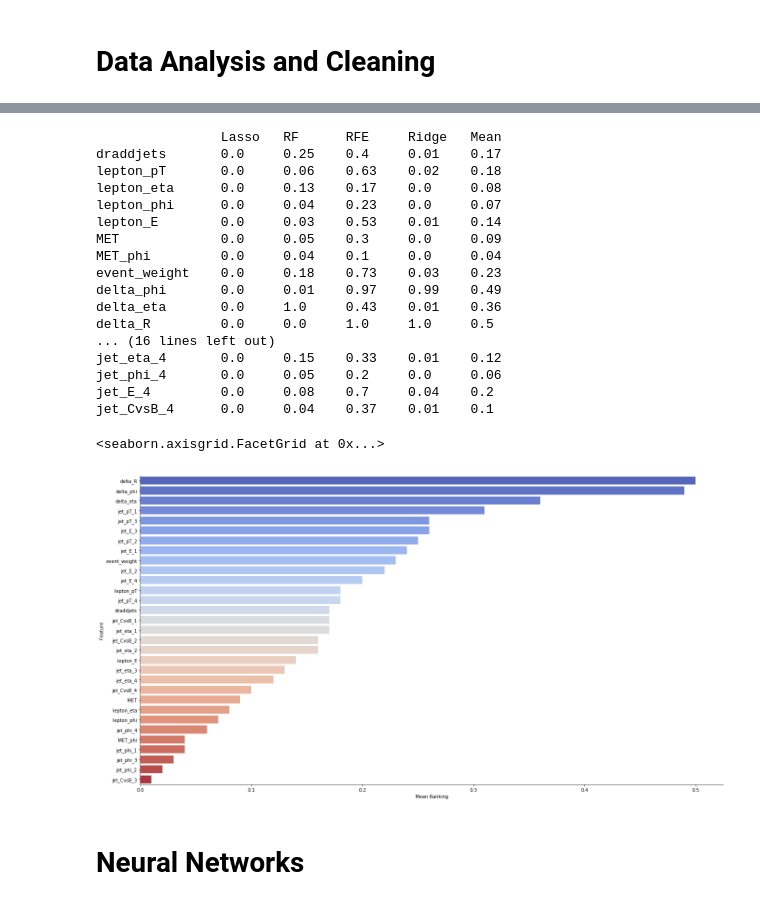
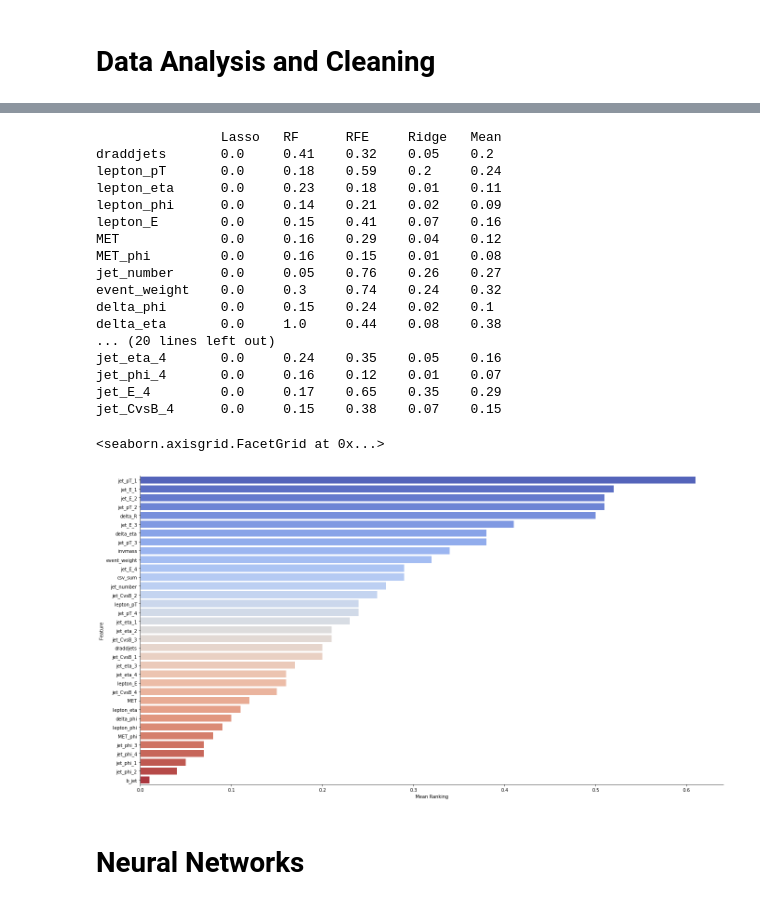
Before and after one commit to kevinyang372/HYU_PH, a Jupyter notebook: Root_explorer.ipynb, the cells around one changed output, grey strips where cells are left out. Drawn from its saved outputs; the diff is of its cells as text; code cells hidden in the pictures.

Commit message:
Add invariant mass, b-jet number and jet number

```diff
--- a/Root_explorer.ipynb
+++ b/Root_explorer.ipynb
@@ -87,6 +88,3 @@ Index([u'event', u'run', u'luminumber', u'genweight', u'GoodPV', u'channel',
        u'addbjet1_e', u'addbjet2_pt', u'addbjet2_eta', u'addbjet2_phi',
        u'addbjet2_e'],
       dtype='object')
-# %%
-for i in range(1000):
-    print 'Jet number: ', len(dftree['jet_pT'][i]), ' Jet CSV: ', len(dftree['jet_CSV'][i])
@@ -116,6 +101,6 @@ Jet number:  6  Jet CSV:  6
 # %%
 def process(df):
-    columns = ['draddjets','lepton_pT','lepton_eta','lepton_phi','lepton_E','MET','MET_phi','event_weight','delta_phi','delta_eta','delta_R']
+    columns = ['draddjets','lepton_pT','lepton_eta','lepton_phi','lepton_E','MET','MET_phi','jet_number','event_weight','delta_phi','delta_eta','delta_R','invmass','b_jet','csv_sum']
 
     for t in range(1,5):
         for i in ['jet_pT','jet_eta','jet_phi','jet_E','jet_CvsB']:
@@ -126,18 +111,25 @@ def process(df):
     for i in range(len(df['lepton_SF'])):
         if df['jet_number'][i] >= 6:
             parts = []
-            for t in ['draddjets','lepton_pT','lepton_eta','lepton_phi','lepton_E','MET','MET_phi']:
+            for t in ['draddjets','lepton_pT','lepton_eta','lepton_phi','lepton_E','MET','MET_phi','jet_number']:
                 parts.append(df[t][i])
 
             product = df['lepton_SF'][i][0] * df['jet_SF_CSV_30'][i][0] * df['PUWeight'][i][0] * df['genweight'][i]
 
             parts.append(product)
 
-            delta_phi = df['jet_phi'][i][0] - df['jet_phi'][i][1] - 2*math.pi if df['jet_phi'][i][0] - df['jet_phi'][i][1] > 2*math.pi else df['jet_phi'][i][0] - df['jet_phi'][i][1] + 2*math.pi
+            x = df['jet_phi'][i][0] - df['jet_phi'][i][1]
+            if x > math.pi:
+                delta_phi = x - 2*math.pi
+            elif x < -math.pi:
+                delta_phi = x + 2*math.pi
+            else:
+                delta_phi = x
             delta_eta = df['jet_eta'][i][0] - df['jet_eta'][i][1]
             delta_R = math.sqrt(delta_phi**2 + delta_eta**2)
+            invmass = math.sqrt((df['jet_E'][i][0] + df['jet_E'][i][1])**2 - (df['jet_pT'][i][0] + df['jet_pT'][i][1])**2 - (df['jet_phi'][i][0] + df['jet_phi'][i][1])**2 - (df['jet_eta'][i][0] + df['jet_eta'][i][1])**2)
 
-            parts += [delta_phi, delta_eta, delta_R]
+            parts += [delta_phi, delta_eta, delta_R, invmass, sum([1 for t in df['jet_CSV'][i] if t > 0.8]), df['jet_CSV'][i][2] + df['jet_CSV'][i][3]]
 
             for t in range(len(df['jet_pT'][i])):
                 passed = True
@@ -285,22 +335,22 @@ for name in colnames:
     print nameit, "\t","\t".join(map(str,[ranks[method][name] for method in methods]))
 # %% [output]
                 Lasso   RF      RFE     Ridge   Mean
-draddjets       0.0     0.25    0.4     0.01    0.17
-lepton_pT       0.0     0.06    0.63    0.02    0.18
-lepton_eta      0.0     0.13    0.17    0.0     0.08
-lepton_phi      0.0     0.04    0.23    0.0     0.07
-lepton_E        0.0     0.03    0.53    0.01    0.14
-MET             0.0     0.05    0.3     0.0     0.09
-MET_phi         0.0     0.04    0.1     0.0     0.04
-event_weight    0.0     0.18    0.73    0.03    0.23
-delta_phi       0.0     0.01    0.97    0.99    0.49
-delta_eta       0.0     1.0     0.43    0.01    0.36
-delta_R         0.0     0.0     1.0     1.0     0.5
-... (16 lines left out)
-jet_eta_4       0.0     0.15    0.33    0.01    0.12
-jet_phi_4       0.0     0.05    0.2     0.0     0.06
-jet_E_4         0.0     0.08    0.7     0.04    0.2
-jet_CvsB_4      0.0     0.04    0.37    0.01    0.1
+draddjets       0.0     0.41    0.32    0.05    0.2
+lepton_pT       0.0     0.18    0.59    0.2     0.24
+lepton_eta      0.0     0.23    0.18    0.01    0.11
+lepton_phi      0.0     0.14    0.21    0.02    0.09
+lepton_E        0.0     0.15    0.41    0.07    0.16
+MET             0.0     0.16    0.29    0.04    0.12
+MET_phi         0.0     0.16    0.15    0.01    0.08
+jet_number      0.0     0.05    0.76    0.26    0.27
+event_weight    0.0     0.3     0.74    0.24    0.32
+delta_phi       0.0     0.15    0.24    0.02    0.1
+delta_eta       0.0     1.0     0.44    0.08    0.38
+... (20 lines left out)
+jet_eta_4       0.0     0.24    0.35    0.05    0.16
+jet_phi_4       0.0     0.16    0.12    0.01    0.07
+jet_E_4         0.0     0.17    0.65    0.35    0.29
+jet_CvsB_4      0.0     0.15    0.38    0.07    0.15
 # %%
 # Put the mean scores into a Pandas dataframe
 meanplot = pd.DataFrame(list(r.items()), columns= ['Feature','Mean Ranking'])
@@ -308,10 +358,10 @@ meanplot = pd.DataFrame(list(r.items()), columns= ['Feature','Mean Ranking'])
 # Sort the dataframe
 meanplot = meanplot.sort_values('Mean Ranking', ascending=False)
 # %%
-sns.factorplot(x="Mean Ranking", y="Feature", data = meanplot, kind="bar", size=10, aspect=1.9, palette='coolwarm')
+sns.factorplot(x="Mean Ranking", y="Feature", data = meanplot, kind="bar", height=10, aspect=1.9, palette='coolwarm')
 # %% [output]
 <seaborn.axisgrid.FacetGrid at 0x...>
-[figure, old version]
+[figure, new version]
 # %%
 X_train, X_temp, Y_train, Y_temp = train_test_split(train, y_pred, test_size = 0.4, random_state = 42)
 # %%
```
Also changed, not shown: parts of 25 cells of this notebook.
